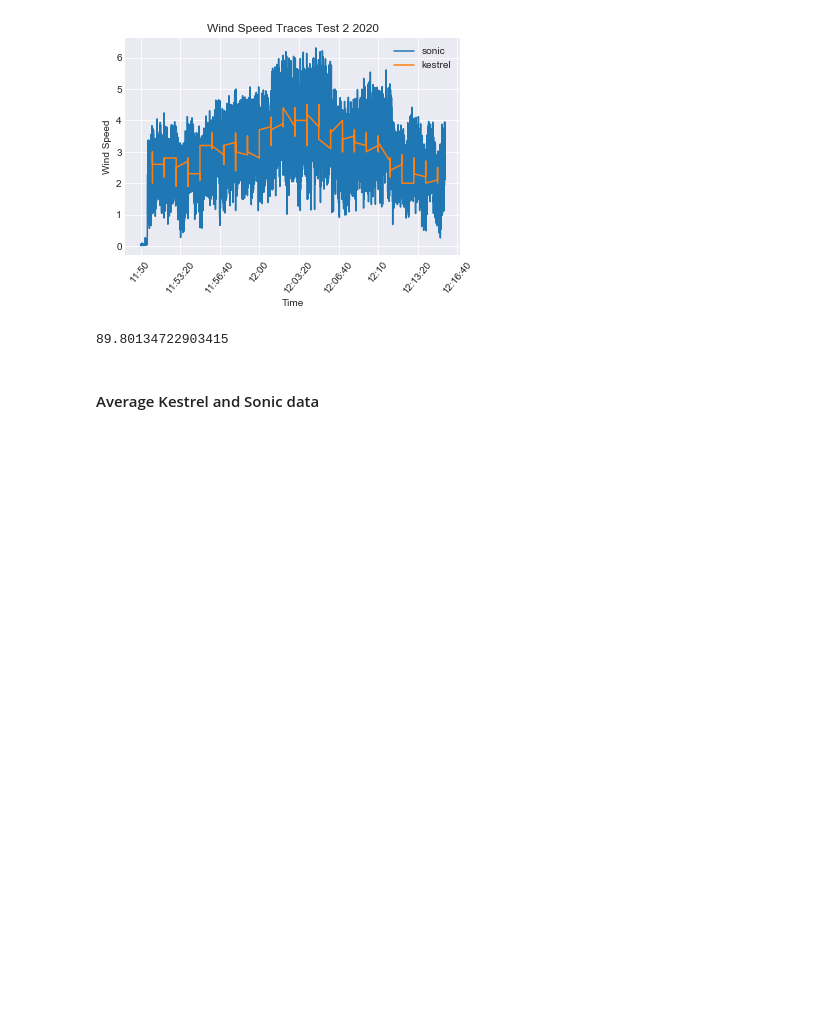
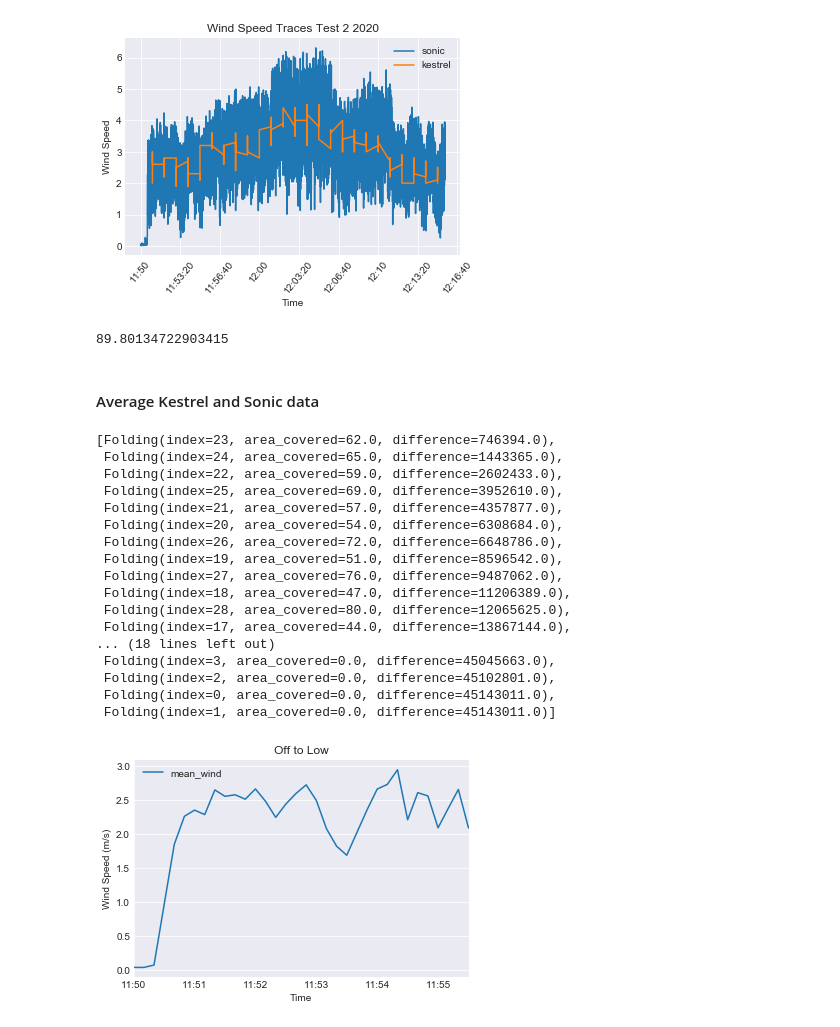
Before and after one commit to Pearl-Ayem/a303_course_work, a Jupyter notebook: Lab 8/Lab 8 analysis.ipynb, the cells around one changed output. Saved outputs shown, nothing was run; the diff lists cells and outputs as text; code cells hidden in the pictures; blank space fills up the shorter version.

```diff
--- a/Lab 8/Lab 8 analysis.ipynb
+++ b/Lab 8/Lab 8 analysis.ipynb
@@ -749,3 +695,60 @@ find_alpha(son20['u'],son20['v'])
 89.80134722903415
 # %% [markdown]
 #### Average Kestrel and Sonic data
+# %%
+Folding = collections.namedtuple('Folding', 'index area_covered difference')
+def e_folding(df_wind):
+    area_org = trapz(df_wind, dx=1000000)
+    fol = area_org*0.63
+    acc=[]
+    for x in np.arange(len(df_wind)):
+        area_x= trapz(df_wind[0:x], dx=1000000)
+        area_cov=round((area_x/area_org)*100)
+        diff = round(abs(fol - area_x))
+        folding = Folding(index= x, area_covered=area_cov, difference = diff)
+        acc.append(folding)
+
+    return acc
+# %%
+## OFF TO LOW
+start_date= pd.Timestamp(2020,3,6,11,50,0)
+end_date = pd.Timestamp(2020,3,6,11,55,30)
+mask1 = (son20['time'] >= start_date) & (son20['time'] <= end_date)
+son20_begin = son20.loc[mask1]
+son20_begin
+
+son20_begin.index = pd.DatetimeIndex(son20_begin.time)
+avg_time = '10S'
+ws = (son20_begin['mean_wind'].resample(avg_time).mean())
+data = {'mean_wind':ws}
+son20_begin_avg=pd.DataFrame(data)
+
+son20_begin_avg.plot()
+plt.grid(True)
+plt.title('Off to Low')
+plt.xlabel('Time')
+plt.ylabel('Wind Speed (m/s)')
+
+
+data=e_folding(son20_begin_avg['mean_wind'])
+e_folding_sorted = sorted(data, key=lambda tup: tup[2])
+e_folding_sorted
+# %% [output]
+[Folding(index=23, area_covered=62.0, difference=746394.0),
+ Folding(index=24, area_covered=65.0, difference=1443365.0),
+ Folding(index=22, area_covered=59.0, difference=2602433.0),
+ Folding(index=25, area_covered=69.0, difference=3952610.0),
+ Folding(index=21, area_covered=57.0, difference=4357877.0),
+ Folding(index=20, area_covered=54.0, difference=6308684.0),
+ Folding(index=26, area_covered=72.0, difference=6648786.0),
+ Folding(index=19, area_covered=51.0, difference=8596542.0),
+ Folding(index=27, area_covered=76.0, difference=9487062.0),
+ Folding(index=18, area_covered=47.0, difference=11206389.0),
+ Folding(index=28, area_covered=80.0, difference=12065625.0),
+ Folding(index=17, area_covered=44.0, difference=13867144.0),
+... (18 lines left out)
+ Folding(index=3, area_covered=0.0, difference=45045663.0),
+ Folding(index=2, area_covered=0.0, difference=45102801.0),
+ Folding(index=0, area_covered=0.0, difference=45143011.0),
+ Folding(index=1, area_covered=0.0, difference=45143011.0)]
+[figure, added]
```
Also changed, not shown: parts of 14 cells of this notebook, 4 other files.
